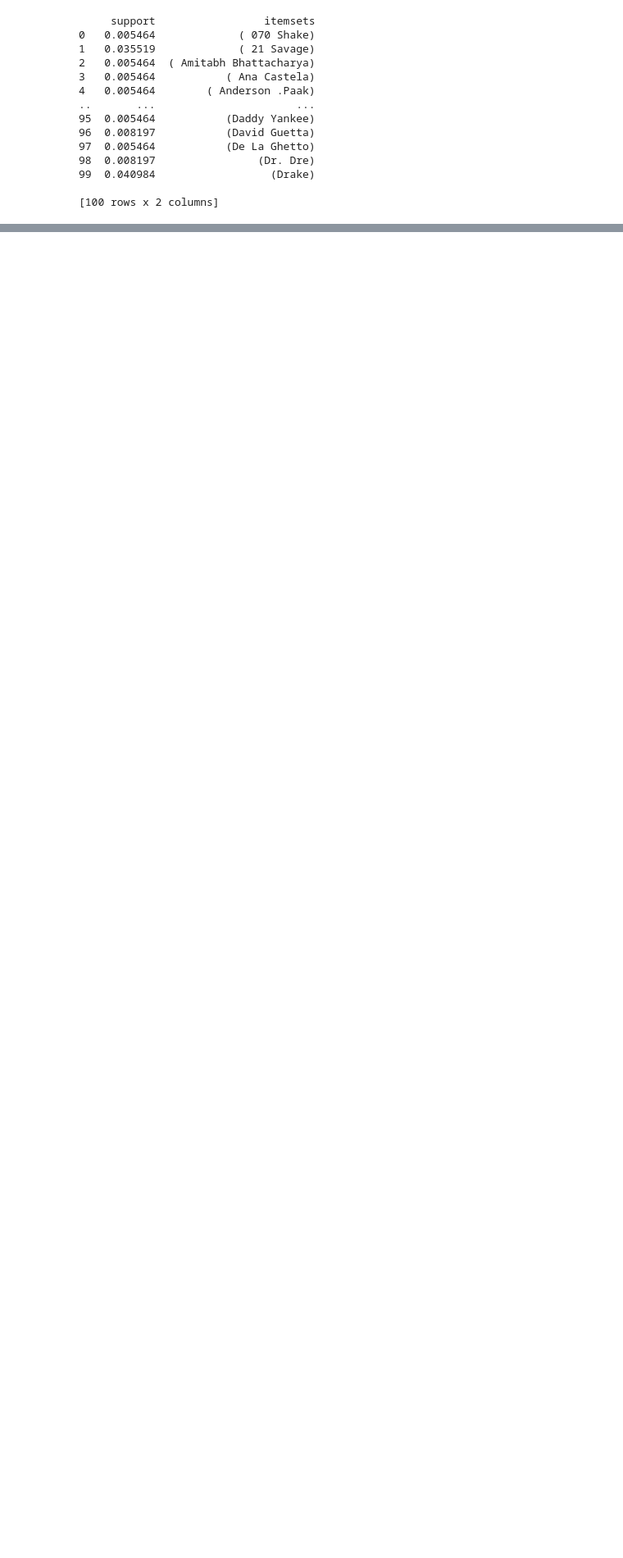
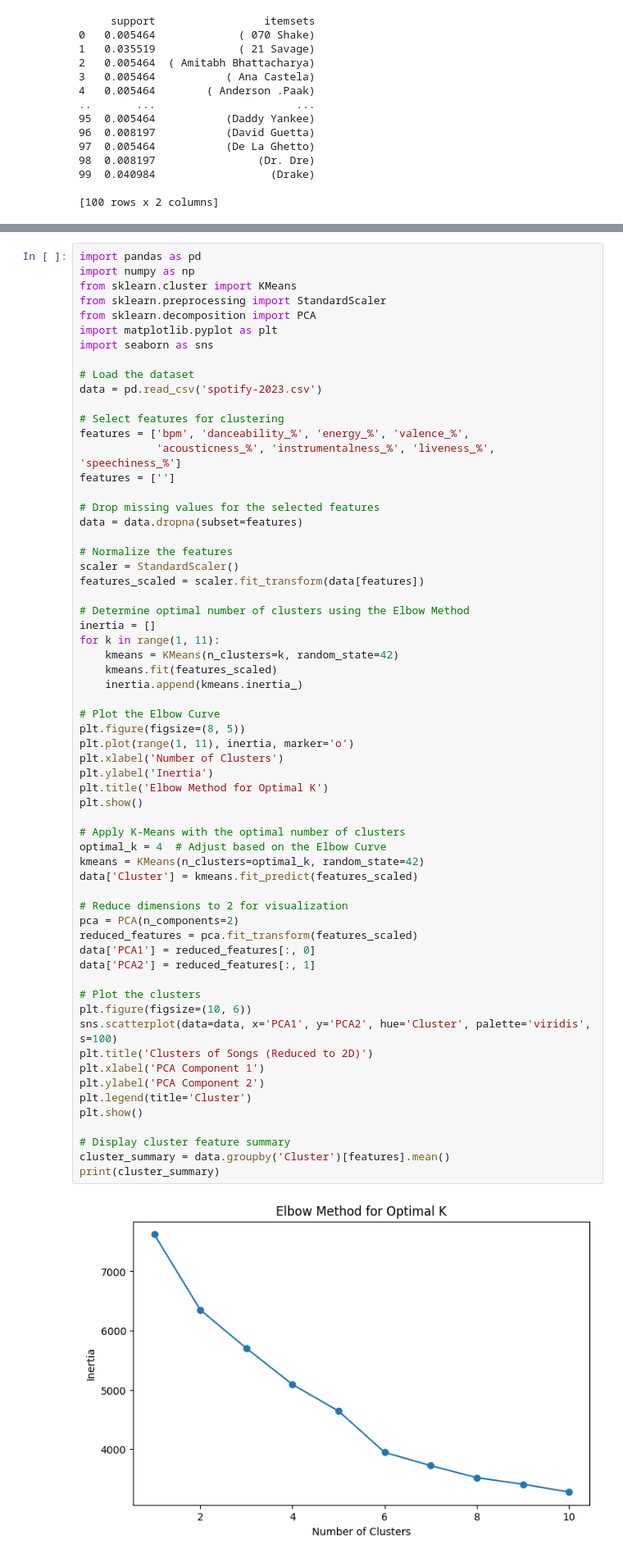
Before and after one commit to Wetooa/bamsquad-data-analysis, a Jupyter notebook: bruh.ipynb, the cells around one changed output, grey strips where cells are left out. Shown at 82% size. Saved outputs shown, nothing was run; the diff lists cells and outputs as text; blank space fills up the shorter version.

```diff
--- a/bruh.ipynb
+++ b/bruh.ipynb
@@ -57,3 +90,67 @@ filtered_rules.head(100)
 | 110 | ( Kumaar, Vishal Dadlani) | ( Shekhar Ravjiani) | 0.005464 | 0.005464 | 0.005464 | 1.0 | 183.0 | ... |
 | 111 | ( Kumaar, Shekhar Ravjiani) | ( Vishal Dadlani) | 0.005464 | 0.005464 | 0.005464 | 1.0 | 183.0 | ... |
 | 112 | ( Vishal Dadlani, Shekhar Ravjiani) | ( Kumaar) | 0.005464 | 0.005464 | 0.005464 | 1.0 | 183.0 | ... |
+# %%
+import pandas as pd
+import numpy as np
+from sklearn.cluster import KMeans
+from sklearn.preprocessing import StandardScaler
+from sklearn.decomposition import PCA
+import matplotlib.pyplot as plt
+import seaborn as sns
+
+# Load the dataset
+data = pd.read_csv('spotify-2023.csv')
+
+# Select features for clustering
+features = ['bpm', 'danceability_%', 'energy_%', 'valence_%',
+            'acousticness_%', 'instrumentalness_%', 'liveness_%', 'speechiness_%']
+features = ['']
+
+# Drop missing values for the selected features
+data = data.dropna(subset=features)
+
+# Normalize the features
+scaler = StandardScaler()
+features_scaled = scaler.fit_transform(data[features])
+
+# Determine optimal number of clusters using the Elbow Method
+inertia = []
+for k in range(1, 11):
+    kmeans = KMeans(n_clusters=k, random_state=42)
+    kmeans.fit(features_scaled)
+    inertia.append(kmeans.inertia_)
+
+# Plot the Elbow Curve
+plt.figure(figsize=(8, 5))
+plt.plot(range(1, 11), inertia, marker='o')
+plt.xlabel('Number of Clusters')
+plt.ylabel('Inertia')
+plt.title('Elbow Method for Optimal K')
+plt.show()
+
+# Apply K-Means with the optimal number of clusters
+optimal_k = 4  # Adjust based on the Elbow Curve
+kmeans = KMeans(n_clusters=optimal_k, random_state=42)
+data['Cluster'] = kmeans.fit_predict(features_scaled)
+
+# Reduce dimensions to 2 for visualization
+pca = PCA(n_components=2)
+reduced_features = pca.fit_transform(features_scaled)
+data['PCA1'] = reduced_features[:, 0]
+data['PCA2'] = reduced_features[:, 1]
+
+# Plot the clusters
+plt.figure(figsize=(10, 6))
+sns.scatterplot(data=data, x='PCA1', y='PCA2', hue='Cluster', palette='viridis', s=100)
+plt.title('Clusters of Songs (Reduced to 2D)')
+plt.xlabel('PCA Component 1')
+plt.ylabel('PCA Component 2')
+plt.legend(title='Cluster')
+plt.show()
+
+# Display cluster feature summary
+cluster_summary = data.groupby('Cluster')[features].mean()
+print(cluster_summary)
+# %% [output]
+[figure, added]
```
Also changed, not shown: parts of 3 cells of this notebook.
